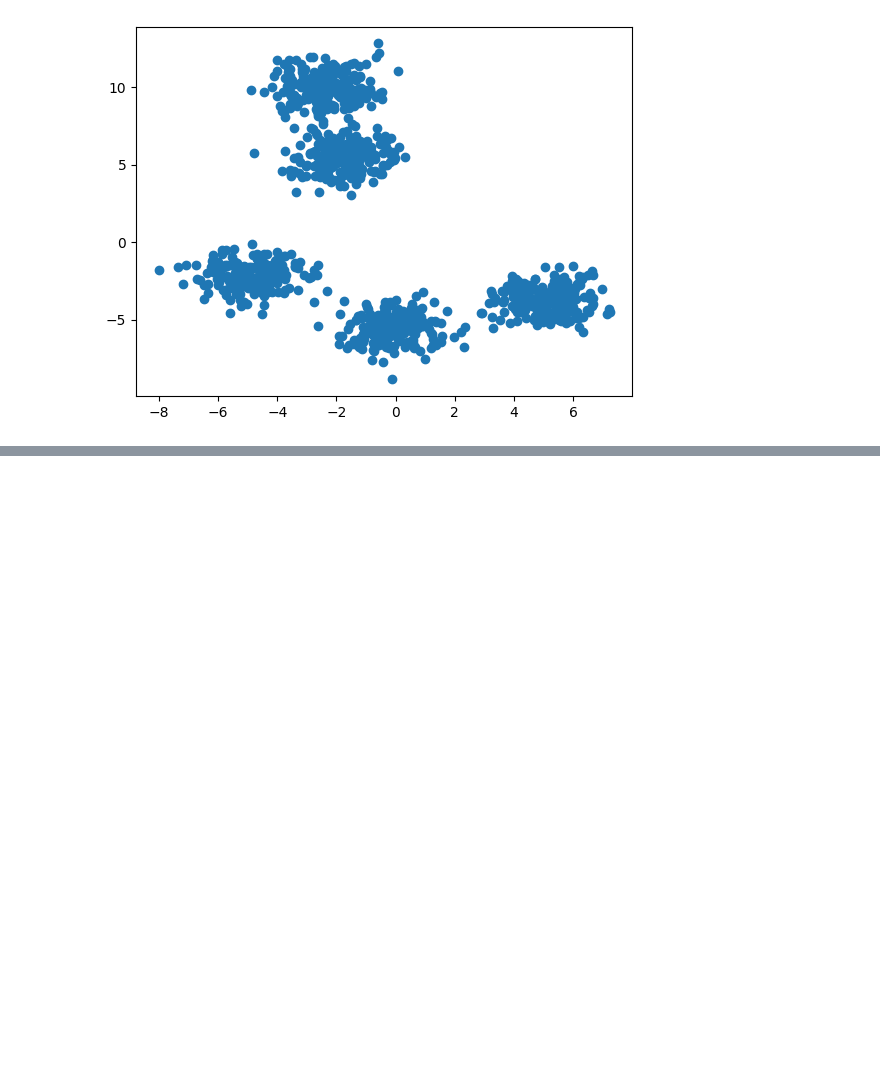
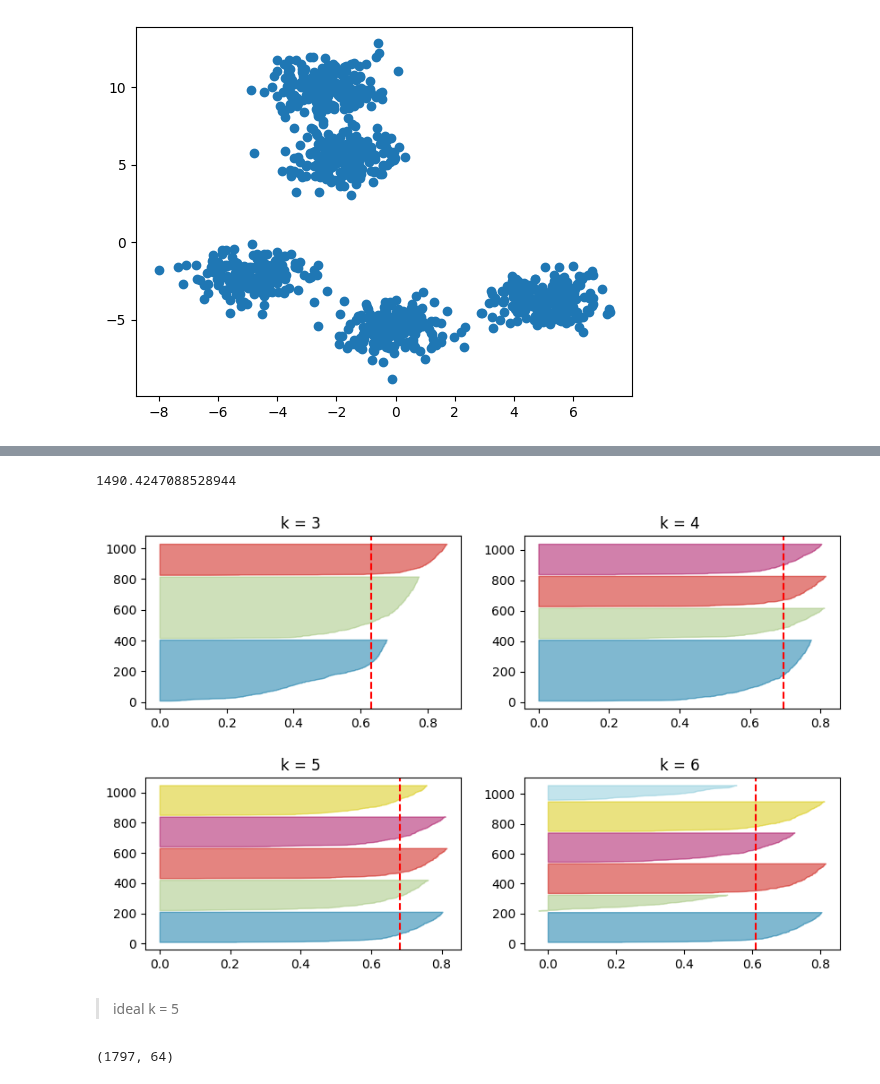
Before and after one commit to kaladabrio2020/livro-aprendizado-de-maquina-sklearn-keras-tf, a Jupyter notebook: Parte I..: Os Conceitos Básicos de Aprendizado de Máquina/Capítulo 9 - Tecnicas de Aprendizado Não Supervisionado/Clusterização.ipynb, the cells around one changed output, grey strips where cells are left out. Cells and saved outputs as stored; diff of their text form; code cells hidden in the pictures; blank space fills up the shorter version.

```diff
--- a/Parte I..: Os Conceitos Básicos de Aprendizado de Máquina/Capítulo 9 - Tecnicas de Aprendizado Não Supervisionado/Clusterização.ipynb
+++ b/Parte I..: Os Conceitos Básicos de Aprendizado de Máquina/Capítulo 9 - Tecnicas de Aprendizado Não Supervisionado/Clusterização.ipynb
@@ -24,0 +83,16 @@ plt.show()
+# %%
+kmeans.inertia_
+# %% [output]
+1490.4247088528944
+# %%
+plt.figure(figsize=(10,6)).subplots_adjust(hspace=0.4)
+for enum,i in enumerate(range(3,7)):
+    plt.subplot(2,2,enum+1)
+    plt.title(f'k = {i} ')
+    visualizer = SilhouetteVisualizer(KMeans(n_clusters=i,n_init=10), colors='yellowbrick')
+    visualizer.fit(X)        # Fit the data to the visualizer
+plt.show()
+# %% [output]
+[figure, added]
+# %% [markdown]
+> ideal k = 5
@@ -24,0 +104,5 @@ plt.show()
+# %%
+X,y = load_digits(return_X_y=True)
+X.shape
+# %% [output]
+(1797, 64)
```
Also changed, not shown: parts of 25 cells of this notebook, 3 other files.
